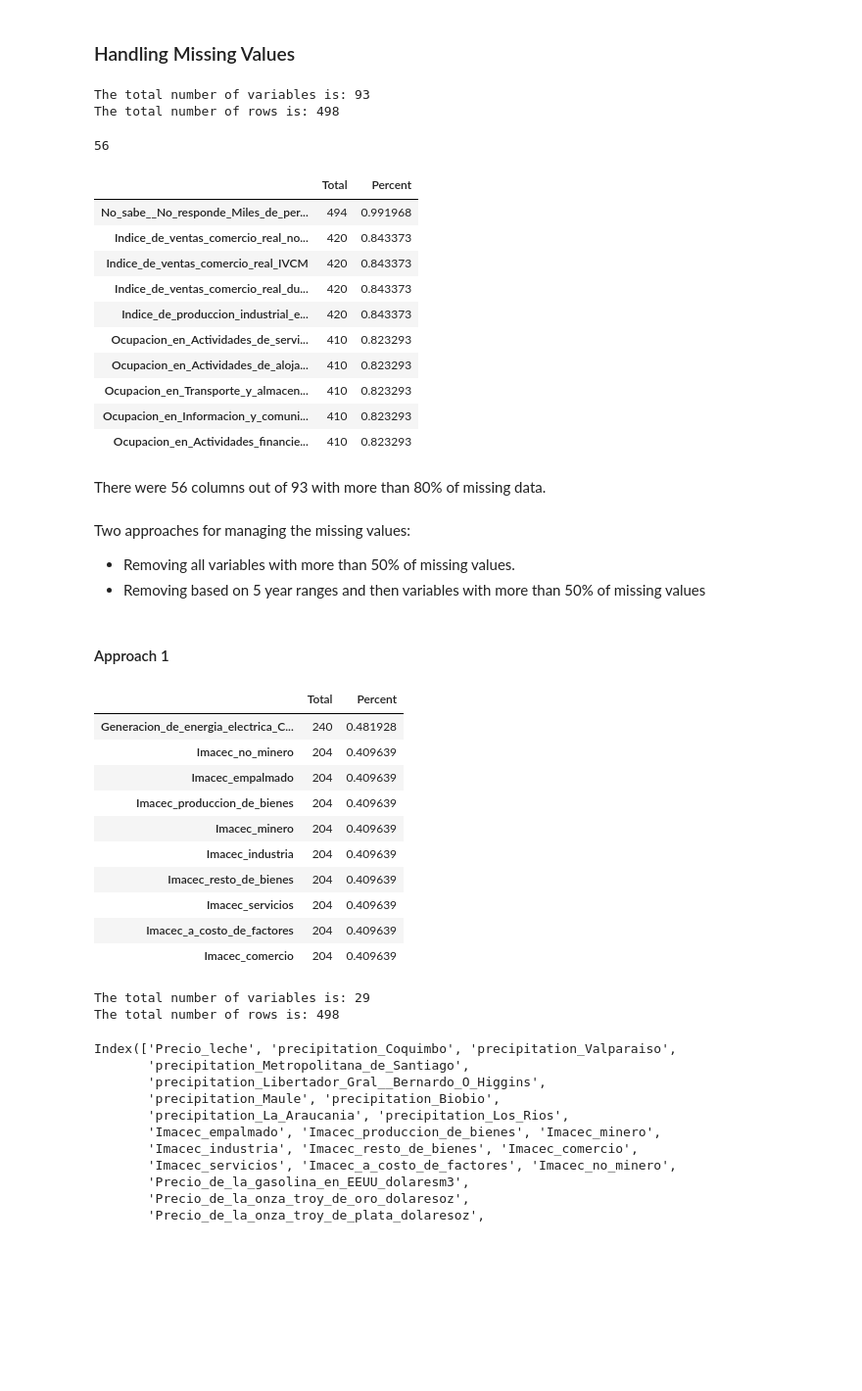
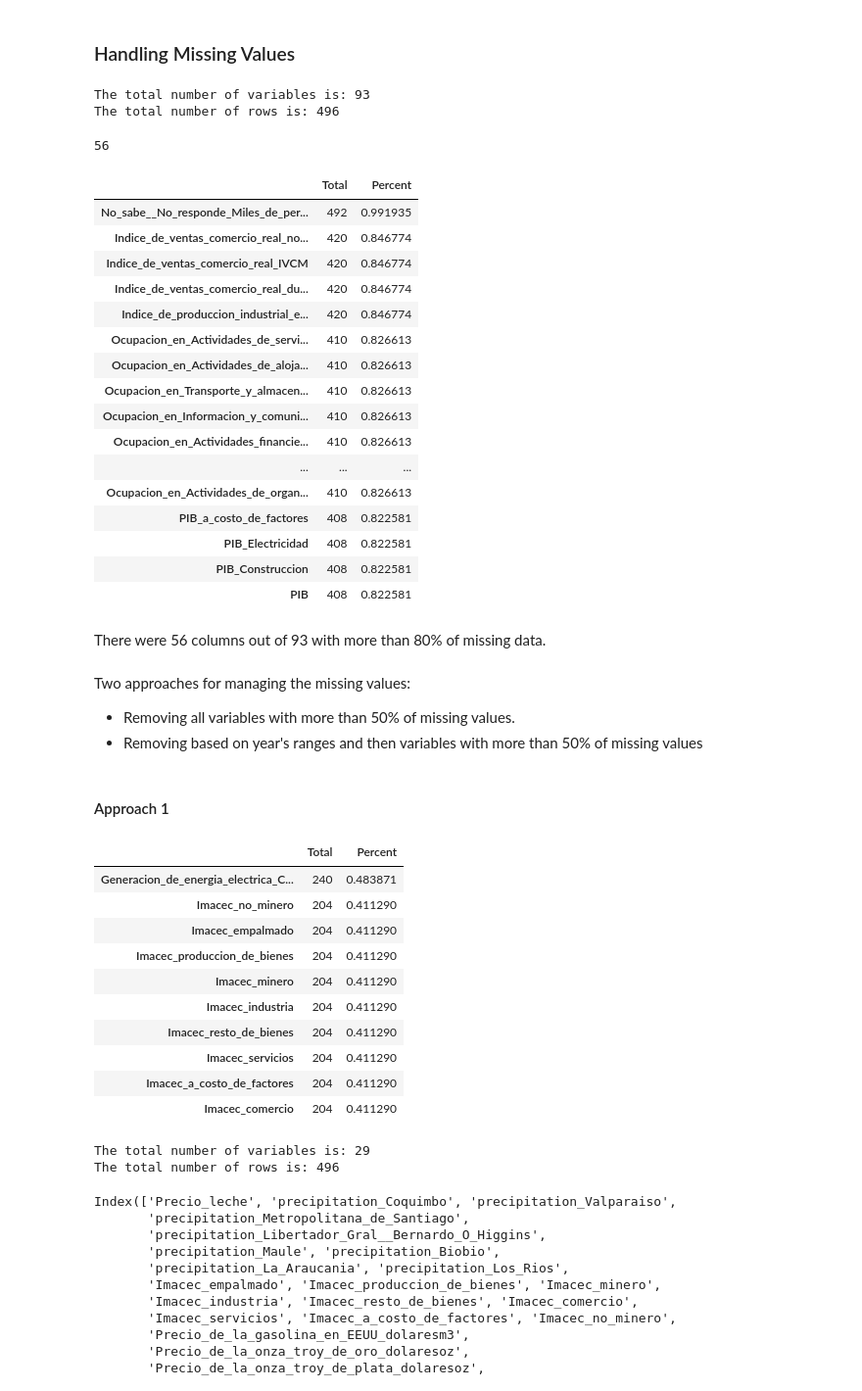
Before and after one commit to danisha20/MilkChallenge, a Jupyter notebook: daniela_analisis.ipynb, the cells around one changed output. Shown at 98% size. Cells and saved outputs as stored; diff of their text form; code cells hidden in the pictures; blank space fills up the shorter version.

```diff
--- a/daniela_analisis.ipynb
+++ b/daniela_analisis.ipynb
@@ -287,3 +254,5 @@ varMacr.loc[varMacr.duplicated()]
 | 66 | 2018-08-01 | 109.690834 | 994.693267 | 101.027633 | 1.051861 | ... |
 | 79 | 2019-08-01 | 113.886371 | 103.237519 | 106.828407 | 105.153122 | ... |
 2 rows × 85 columns
+# %%
+varMacr.drop_duplicates(keep='first', inplace = True)
@@ -558,7 +455,7 @@ print('The total number of variables is:', df.shape[1])
 print('The total number of rows is:', df.shape[0])
 # %% [output]
 The total number of variables is: 93
-The total number of rows is: 498
+The total number of rows is: 496
 # %%
 total = df.isnull().sum().sort_values(ascending=False)
 percent = (df.isnull().sum()/df.isnull().count()).sort_values(ascending=False)
@@ -567,26 +464,32 @@ missing_data[(missing_data.Percent >= 0.80)]['Total'].count()
 # %% [output]
 56
 # %%
-missing_data.head(10)
+missing_data.head(30)
 # %% [output]
 |  | Total | Percent |
-| No_sabe__No_responde_Miles_de_per... | 494 | 0.991968 |
-| Indice_de_ventas_comercio_real_no... | 420 | 0.843373 |
-| Indice_de_ventas_comercio_real_IVCM | 420 | 0.843373 |
-| Indice_de_ventas_comercio_real_du... | 420 | 0.843373 |
-| Indice_de_produccion_industrial_e... | 420 | 0.843373 |
-| Ocupacion_en_Actividades_de_servi... | 410 | 0.823293 |
-| Ocupacion_en_Actividades_de_aloja... | 410 | 0.823293 |
-| Ocupacion_en_Transporte_y_almacen... | 410 | 0.823293 |
-| Ocupacion_en_Informacion_y_comuni... | 410 | 0.823293 |
-| Ocupacion_en_Actividades_financie... | 410 | 0.823293 |
+| No_sabe__No_responde_Miles_de_per... | 492 | 0.991935 |
+| Indice_de_ventas_comercio_real_no... | 420 | 0.846774 |
+| Indice_de_ventas_comercio_real_IVCM | 420 | 0.846774 |
+| Indice_de_ventas_comercio_real_du... | 420 | 0.846774 |
+| Indice_de_produccion_industrial_e... | 420 | 0.846774 |
+| Ocupacion_en_Actividades_de_servi... | 410 | 0.826613 |
+| Ocupacion_en_Actividades_de_aloja... | 410 | 0.826613 |
+| Ocupacion_en_Transporte_y_almacen... | 410 | 0.826613 |
+| Ocupacion_en_Informacion_y_comuni... | 410 | 0.826613 |
+| Ocupacion_en_Actividades_financie... | 410 | 0.826613 |
+| ... | ... | ... |
+| Ocupacion_en_Actividades_de_organ... | 410 | 0.826613 |
+| PIB_a_costo_de_factores | 408 | 0.822581 |
+| PIB_Electricidad | 408 | 0.822581 |
+| PIB_Construccion | 408 | 0.822581 |
+| PIB | 408 | 0.822581 |
 # %% [markdown]
 There were 56 columns out of 93 with more than 80% of missing data.
 # %% [markdown]
 Two approaches for managing the missing values:
 
 - Removing all variables with more than 50% of missing values.
-- Removing based on 5 year ranges and then variables with more than 50% of missing values
+- Removing based on year's ranges and then variables with more than 50% of missing values
 # %% [markdown]
 #### Approach 1
 # %%
@@ -601,22 +504,22 @@ missing_data = pd.concat([total, percent], axis=1, keys=['Total', 'Percent'])
 missing_data.head(10)
 # %% [output]
 |  | Total | Percent |
-| Generacion_de_energia_electrica_C... | 240 | 0.481928 |
-| Imacec_no_minero | 204 | 0.409639 |
-| Imacec_empalmado | 204 | 0.409639 |
-| Imacec_produccion_de_bienes | 204 | 0.409639 |
-| Imacec_minero | 204 | 0.409639 |
-| Imacec_industria | 204 | 0.409639 |
-| Imacec_resto_de_bienes | 204 | 0.409639 |
-| Imacec_servicios | 204 | 0.409639 |
-| Imacec_a_costo_de_factores | 204 | 0.409639 |
-| Imacec_comercio | 204 | 0.409639 |
+| Generacion_de_energia_electrica_C... | 240 | 0.483871 |
+| Imacec_no_minero | 204 | 0.411290 |
+| Imacec_empalmado | 204 | 0.411290 |
+| Imacec_produccion_de_bienes | 204 | 0.411290 |
+| Imacec_minero | 204 | 0.411290 |
+| Imacec_industria | 204 | 0.411290 |
+| Imacec_resto_de_bienes | 204 | 0.411290 |
+| Imacec_servicios | 204 | 0.411290 |
+| Imacec_a_costo_de_factores | 204 | 0.411290 |
+| Imacec_comercio | 204 | 0.411290 |
 # %%
 print('The total number of variables is:', df_1.shape[1])
 print('The total number of rows is:', df_1.shape[0])
 # %% [output]
 The total number of variables is: 29
-The total number of rows is: 498
+The total number of rows is: 496
 # %%
 df_1.columns
 # %% [output]
```
Also changed, not shown: parts of 63 cells of this notebook, 1 other file.
